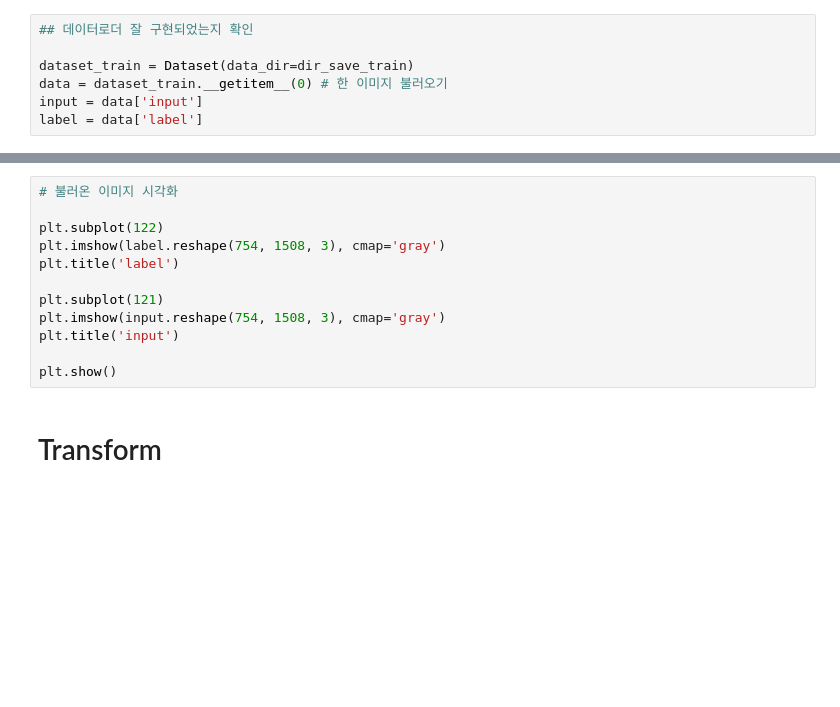
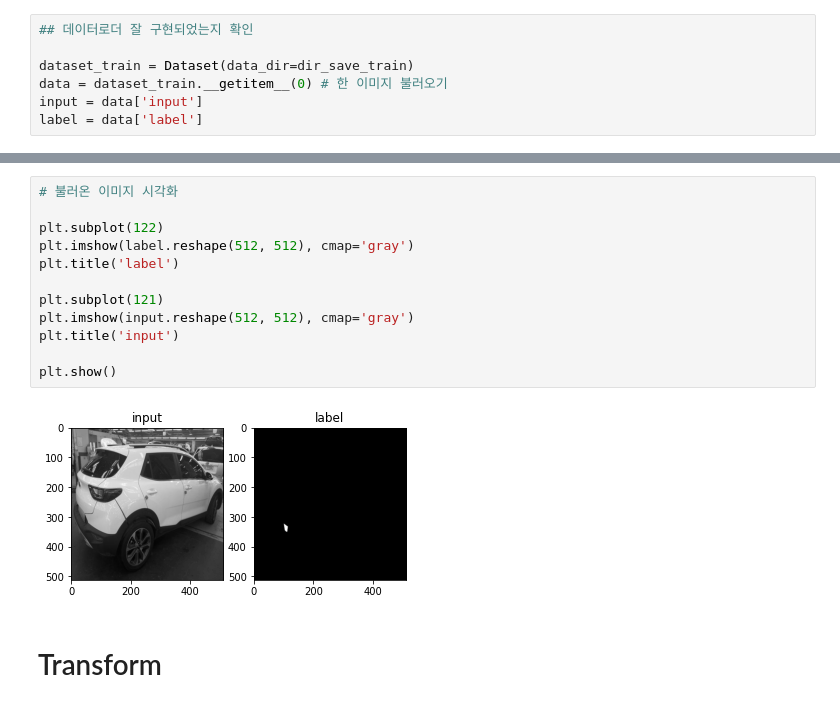
Before and after one commit to UnknwonD/project_ai, a Jupyter notebook: project_ai.ipynb, the cells around one changed output, grey strips where cells are left out. Saved outputs shown, nothing was run; the diff lists cells and outputs as text; blank space fills up the shorter version.

```diff
--- a/project_ai.ipynb
+++ b/project_ai.ipynb
@@ -491,15 +516,17 @@ label = data['label']
 # %%
 # 불러온 이미지 시각화
 
 plt.subplot(122)
-plt.imshow(label.reshape(754, 1508, 3), cmap='gray')
+plt.imshow(label.reshape(512, 512), cmap='gray')
 plt.title('label')
 
 plt.subplot(121)
-plt.imshow(input.reshape(754, 1508, 3), cmap='gray')
+plt.imshow(input.reshape(512, 512), cmap='gray')
 plt.title('input')
 
 plt.show()
+# %% [output]
+[figure, added]
 # %% [markdown]
 # Transform
 # %%
```
Also changed, not shown: parts of 25 cells of this notebook.
